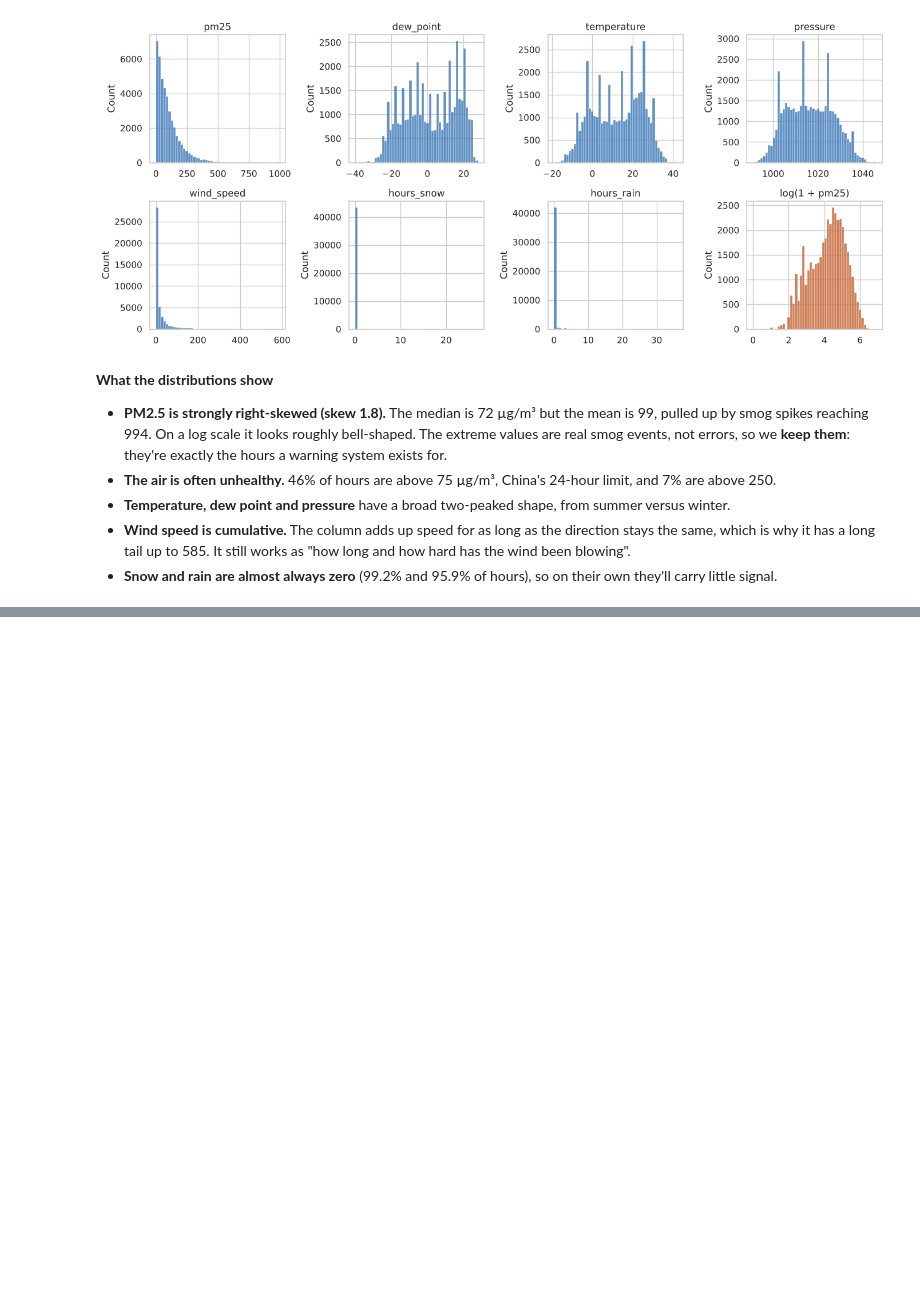
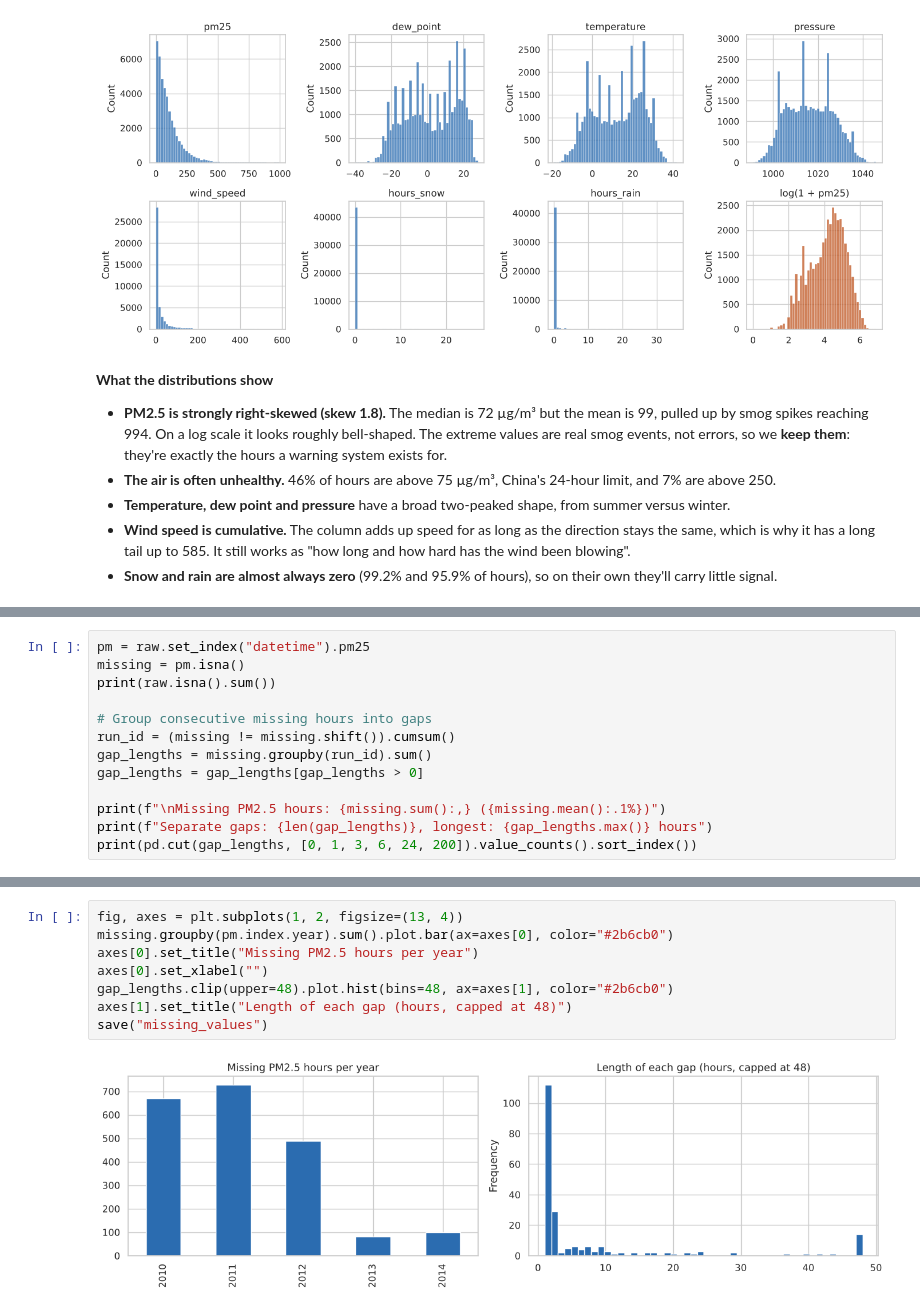
Before and after one commit to teniolaiji/beijing-pm25-forecasting-pipeline, a Jupyter notebook: notebooks/01_eda.ipynb, the cells around one changed output, grey strips where cells are left out. Cells and saved outputs as stored; diff of their text form; blank space fills up the shorter version.

Commit message:
Analyze missing values and evaluate imputation methods for PM2.5 data

```diff
--- a/notebooks/01_eda.ipynb
+++ b/notebooks/01_eda.ipynb
@@ -120,0 +125,13 @@ save("distributions")
+# %%
+pm = raw.set_index("datetime").pm25
+missing = pm.isna()
+print(raw.isna().sum())
+
+# Group consecutive missing hours into gaps
+run_id = (missing != missing.shift()).cumsum()
+gap_lengths = missing.groupby(run_id).sum()
+gap_lengths = gap_lengths[gap_lengths > 0]
+
+print(f"\nMissing PM2.5 hours: {missing.sum():,} ({missing.mean():.1%})")
+print(f"Separate gaps: {len(gap_lengths)}, longest: {gap_lengths.max()} hours")
+print(pd.cut(gap_lengths, [0, 1, 3, 6, 24, 200]).value_counts().sort_index())
@@ -120,0 +159,10 @@ save("distributions")
+# %%
+fig, axes = plt.subplots(1, 2, figsize=(13, 4))
+missing.groupby(pm.index.year).sum().plot.bar(ax=axes[0], color="#2b6cb0")
+axes[0].set_title("Missing PM2.5 hours per year")
+axes[0].set_xlabel("")
+gap_lengths.clip(upper=48).plot.hist(bins=48, ax=axes[1], color="#2b6cb0")
+axes[1].set_title("Length of each gap (hours, capped at 48)")
+save("missing_values")
+# %% [output]
+[figure, added]
```
Also changed, not shown: parts of 7 cells of this notebook, 3 other files.
